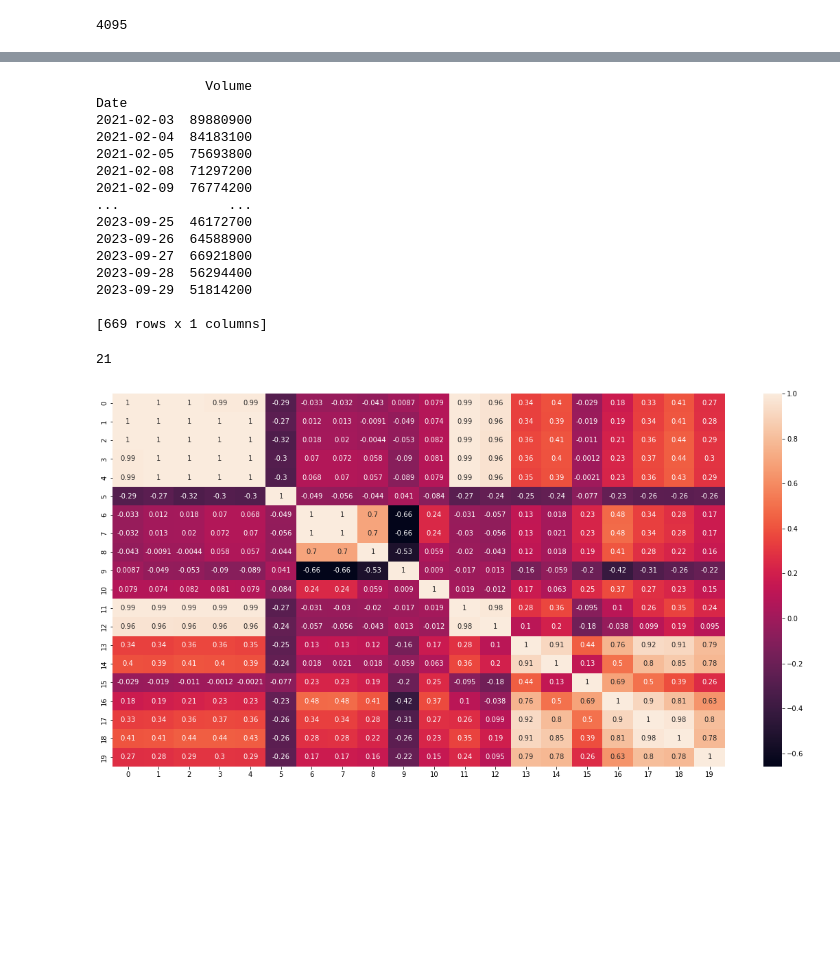
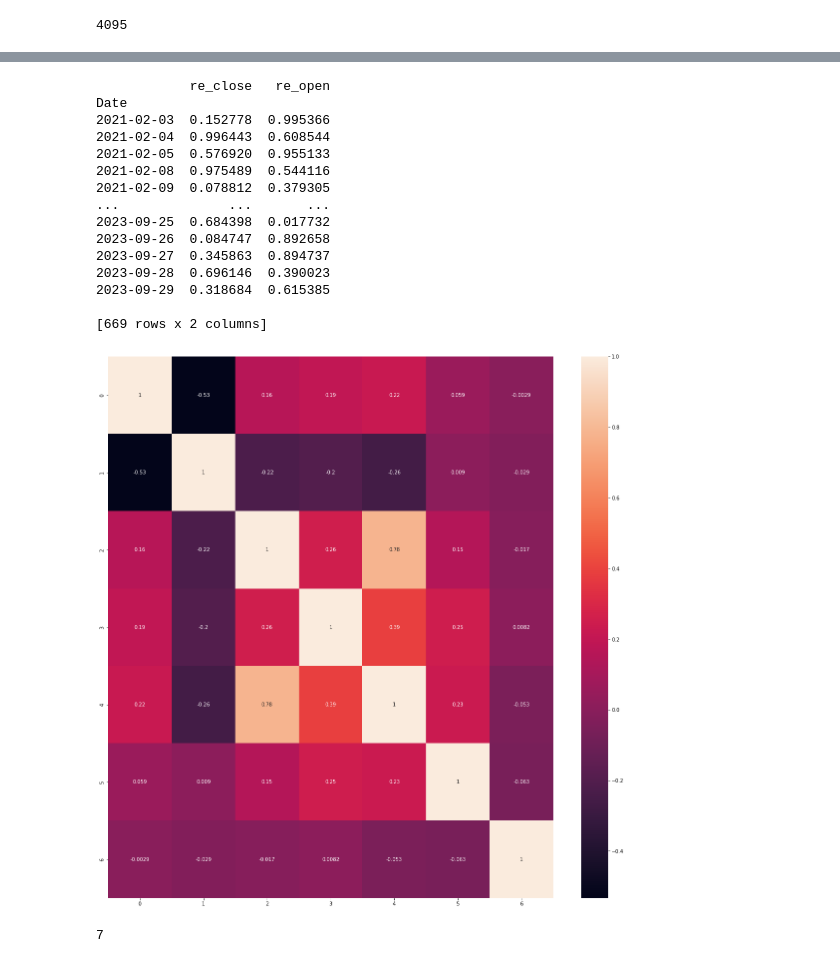
Before and after one commit to Kevinthinker168/ARIN7600-Capstone, a Jupyter notebook: Liangfan Xiao analysis/machine learning logistic regression.ipynb, the cells around one changed output, grey strips where cells are left out. Drawn from its saved outputs; the diff is of its cells as text; code cells hidden in the pictures; blank space fills up the shorter version.

```diff
--- a/Liangfan Xiao analysis/machine learning logistic regression.ipynb
+++ b/Liangfan Xiao analysis/machine learning logistic regression.ipynb
@@ -40,24 +40,33 @@ start="2020-12-31"
 end="2023-09-30"
 name="AAPL"
 
-
 #MACD619RSI21_8020
 stock_data=pct_change(name,start,end)
-
 stock_data=stock_data.copy()
 
+#指标运算
 stock_data=MACD_short(stock_data)
 stock_data=RSI(stock_data)
 stock_data=RSI_MACD(stock_data,21,80,20)
+stock_data= my_rsi(stock_data, 21)
+
+#y值
+stock_data["y"]=np.where(stock_data['Close'].shift(-1) > stock_data['Close'],1,-1)
 
 
-stock_data= my_rsi(stock_data, 21)
-
-
-
-del stock_data["real_situation"]
-
-#del stock_data["Close_price_percentage"]
+# del stock_data["real_situation"]
+# del stock_data["Volume"]
+# del stock_data["RSI6"]
+# del stock_data["RSI14"]
+# del stock_data["re_close"]
+# del stock_data["re_open"]
+# del stock_data["Low"]
+# del stock_data["log_return"]
+# del stock_data["up_or_down"]
+# del stock_data["Close_price_percentage"]
+# del stock_data["MACD"]
+# del stock_data["DIF"]
+# del stock_data["Position"]
 
 stock_data = stock_data.dropna()
 
@@ -86,34 +95,38 @@ Date
 # %%
-#stock_data = stock_data.loc[:,["re_close", "re_open", "my_rsi", "Position", "RSI21", "up_or_down"]]
+stock_data = stock_data.loc[:,["re_close", "re_open", "my_rsi", "Position", "RSI21", "up_or_down","y"]]
 stock_data.head()
 
-print(stock_data.iloc[:, 5].to_frame())
+print(stock_data.iloc[:, [0,1]])
 # %% [output]
-              Volume
+            re_close   re_open
 Date
-2021-02-03  89880900
-2021-02-04  84183100
-2021-02-05  75693800
-2021-02-08  71297200
-2021-02-09  76774200
-...              ...
-2023-09-25  46172700
-2023-09-26  64588900
-2023-09-27  66921800
-2023-09-28  56294400
-2023-09-29  51814200
+2021-02-03  0.152778  0.995366
+2021-02-04  0.996443  0.608544
+2021-02-05  0.576920  0.955133
+2021-02-08  0.975489  0.544116
+2021-02-09  0.078812  0.379305
+...              ...       ...
+2023-09-25  0.684398  0.017732
+2023-09-26  0.084747  0.892658
+2023-09-27  0.345863  0.894737
+2023-09-28  0.696146  0.390023
+2023-09-29  0.318684  0.615385
 
-[669 rows x 1 columns]
+[669 rows x 2 columns]
 # %%
-num_columns = stock_data.shape[1]+1
-print(num_columns)
+
 cor = np.corrcoef(stock_data.T)
-plt.figure(figsize=(20, 10))
+plt.figure(figsize=(20, 20))
 sns.heatmap(cor, annot=True)
 plt.show()
 # %% [output]
-21
-[figure, old version]
+[figure, new version]
+# %%
+del stock_data["y"]
+num_columns = stock_data.shape[1]+1
+print(num_columns)
+# %% [output]
+7
 # %%
 for i in range(1,num_columns):
     #standardScaler
```
Also changed, not shown: parts of 6 cells of this notebook.
